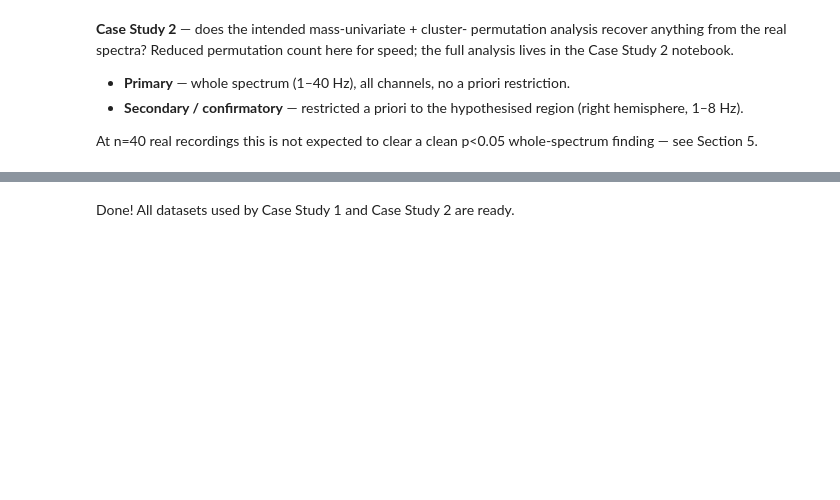
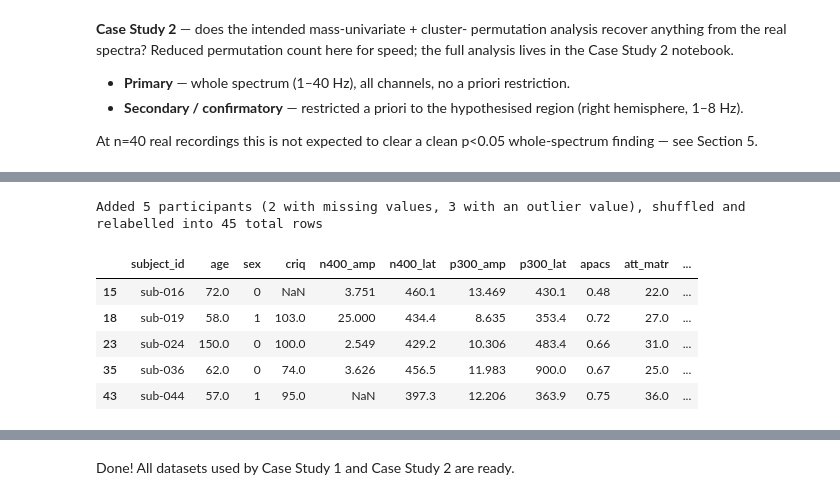
Before and after one commit to SanCamilloIRCCS-OndaLab/tutorial_EEG-NPSY, a Jupyter notebook: data/generate_datasets.ipynb, the cells around one changed output, grey strips where cells are left out. Cells and saved outputs as stored; diff of their text form; code cells hidden in the pictures; blank space fills up the shorter version.

Commit message:
Update data generation with missing data

```diff
--- a/data/generate_datasets.ipynb
+++ b/data/generate_datasets.ipynb
@@ -368,0 +448,66 @@ Four files, all linked by `subject_id`:
+# %%
+N_MISSING_DATA = 2
+N_OUTLIERS = 3
+
+N_EXTRA = N_MISSING_DATA + N_OUTLIERS
+extra_src = rng.choice(N_SUBJECTS, size=N_EXTRA, replace=False)
+extra_ids = [f"sub-{N_SUBJECTS + i + 1:03d}" for i in range(N_EXTRA)]  # temporary labels, renumbered below
+
+# NPSY/ERP: copy the chosen rows, then corrupt one or two values each
+df_extra = df.iloc[extra_src].copy().reset_index(drop=True)
+df_extra["subject_id"] = extra_ids
+
+# Missing data (incomplete testing / dropout): blank one or two values
+df_extra.loc[0, "criq"] = np.nan
+df_extra.loc[1, ["n400_amp", "moca"]] = np.nan
+
+# Outliers (data-entry error / artefact): one implausible value each
+df_extra.loc[2, "age"] = 150          # impossible age
+df_extra.loc[3, "n400_amp"] = 25.0    # far beyond the expected 1-6 uV range
+df_extra.loc[4, "p300_lat"] = 900.0   # far beyond any plausible P300 latency
+
+# PSD: duplicate the spectra of the SAME source subjects, so each fake
+# participant is internally consistent across all three CSVs. The real
+# EEG data itself is never corrupted, only the synthetic tabular values.
+psd_log_extra = psd_log[extra_src]
+psd_lin_extra = psd_lin[extra_src]
+real_ids_extra = [real_subject_ids[i] + "-dup" for i in extra_src]
+
+# Combine (clean + extra), then shuffle once so the 5 problem
+# participants are scattered through the file instead of sitting at the
+# end - df, the PSD arrays and the id lists all get the same permutation
+# so everything stays row-aligned by subject_id.
+df_all = pd.concat([df, df_extra], ignore_index=True)
+psd_log_all = np.concatenate([psd_log, psd_log_extra], axis=0)
+psd_lin_all = np.concatenate([psd_lin, psd_lin_extra], axis=0)
+real_subject_ids_all = real_subject_ids + real_ids_extra
+
+shuffle_order = rng.permutation(N_SUBJECTS + N_EXTRA)
+# Relabel sub-001..sub-0NN in the new shuffled order - keeping the old
+# labels would let anyone spot the 5 fake participants just by their ID
+# (sub-041 and up), defeating the point of scattering them. The audit
+# trail (real_subject_ids, saved below) still records which rows are
+# duplicates.
+final_subject_ids = [f"sub-{i + 1:03d}" for i in range(N_SUBJECTS + N_EXTRA)]
+
+df = df_all.iloc[shuffle_order].reset_index(drop=True)
+df["subject_id"] = final_subject_ids
+psd_log = psd_log_all[shuffle_order]
+psd_lin = psd_lin_all[shuffle_order]
+subject_ids = final_subject_ids
+real_subject_ids = [real_subject_ids_all[i] for i in shuffle_order]
+
+assert df["subject_id"].tolist() == subject_ids, "df and PSD arrays must stay row-aligned by subject_id"
+
+print(f"Added {N_EXTRA} participants ({N_MISSING_DATA} with missing values, "
+      f"{N_OUTLIERS} with an outlier value), shuffled and relabelled into {len(df)} total rows")
+is_dup = [rid.endswith("-dup") for rid in real_subject_ids]
+df[is_dup]
+# %% [output]
+Added 5 participants (2 with missing values, 3 with an outlier value), shuffled and relabelled into 45 total rows
+|  | subject_id | age | sex | criq | n400_amp | n400_lat | p300_amp | p300_lat | apacs | att_matr | ... |
+| 15 | sub-016 | 72.0 | 0 | NaN | 3.751 | 460.1 | 13.469 | 430.1 | 0.48 | 22.0 | ... |
+| 18 | sub-019 | 58.0 | 1 | 103.0 | 25.000 | 434.4 | 8.635 | 353.4 | 0.72 | 27.0 | ... |
+| 23 | sub-024 | 150.0 | 0 | 100.0 | 2.549 | 429.2 | 10.306 | 483.4 | 0.66 | 31.0 | ... |
+| 35 | sub-036 | 62.0 | 0 | 74.0 | 3.626 | 456.5 | 11.983 | 900.0 | 0.67 | 25.0 | ... |
+| 43 | sub-044 | 57.0 | 1 | 95.0 | NaN | 397.3 | 12.206 | 363.9 | 0.75 | 36.0 | ... |
```
Also changed, not shown: parts of 20 cells of this notebook, 7 other files.
